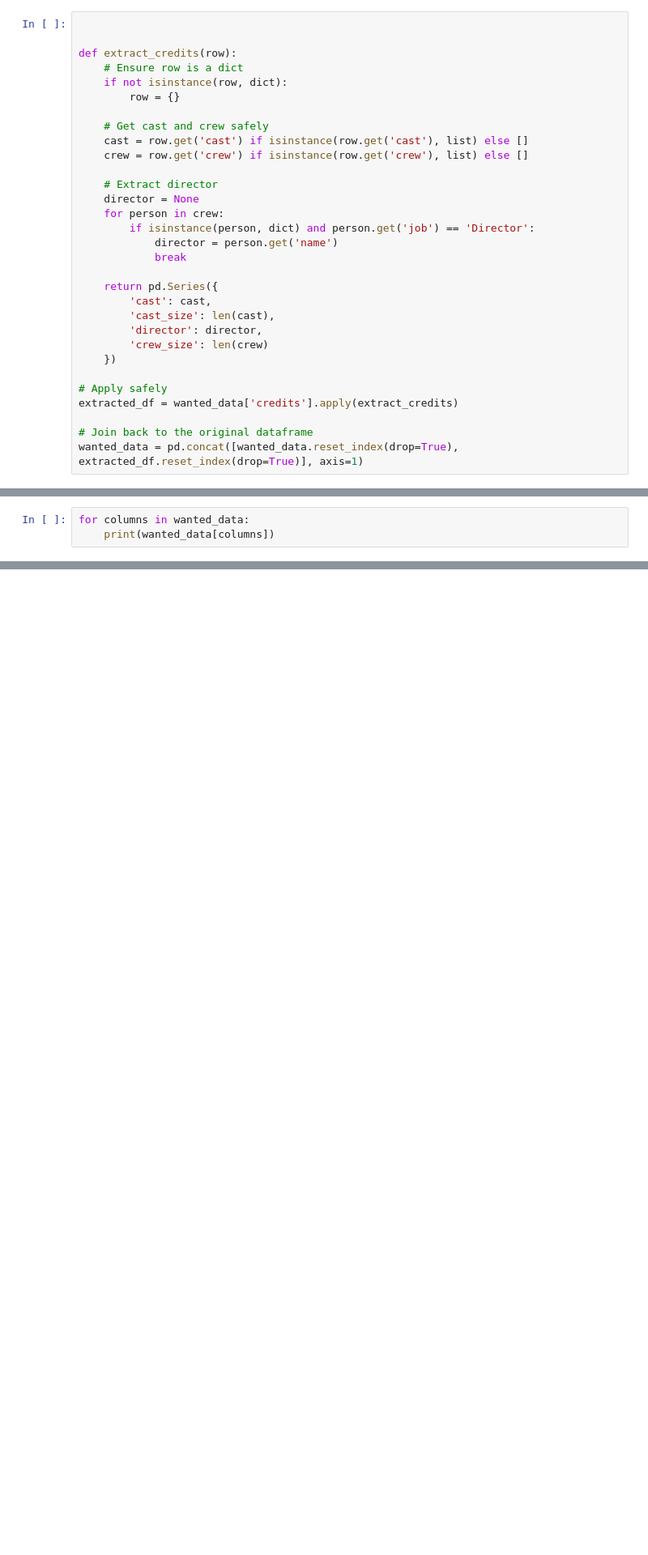
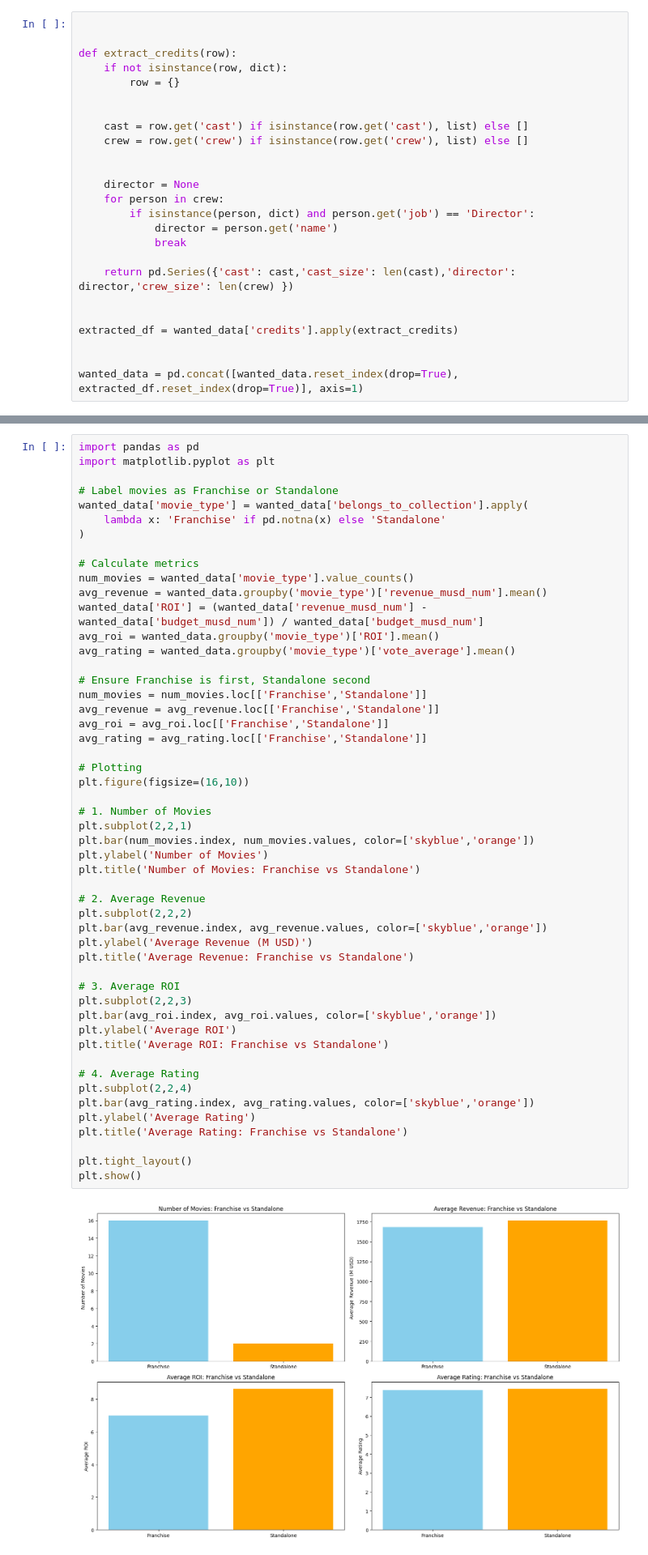
Before and after one commit to Zaina-M/TMDB_Movie_Analysis, a Jupyter notebook: et.ipynb, the cells around one changed output, grey strips where cells are left out. Shown: that part at 81% size. Cells and saved outputs as stored; diff of their text form; blank space fills up the shorter version.

Commit message:
updated visualization

```diff
--- a/et.ipynb
+++ b/et.ipynb
@@ -117,32 +117,26 @@ Name: credits, dtype: object
 
 
 def extract_credits(row):
-    # Ensure row is a dict
     if not isinstance(row, dict):
         row = {}
 
-    # Get cast and crew safely
+
     cast = row.get('cast') if isinstance(row.get('cast'), list) else []
     crew = row.get('crew') if isinstance(row.get('crew'), list) else []
 
-    # Extract director
+
     director = None
     for person in crew:
         if isinstance(person, dict) and person.get('job') == 'Director':
             director = person.get('name')
             break
 
-    return pd.Series({
-        'cast': cast,
-        'cast_size': len(cast),
-        'director': director,
-        'crew_size': len(crew)
-    })
+    return pd.Series({'cast': cast,'cast_size': len(cast),'director': director,'crew_size': len(crew) })
 
-# Apply safely
+
 extracted_df = wanted_data['credits'].apply(extract_credits)
 
-# Join back to the original dataframe
+
 wanted_data = pd.concat([wanted_data.reset_index(drop=True), extracted_df.reset_index(drop=True)], axis=1)
 # %%
 wanted_data['crew_size']
@@ -403,6 +384,3 @@ wanted_data['release_date']
 16   2017-03-16
 17   2018-06-14
 Name: release_date, dtype: datetime64[ns]
-# %%
-for columns in wanted_data:
-    print(wanted_data[columns])
@@ -845,0 +790,53 @@ ValueError: No axis named 4 for object type Series
+# %%
+import pandas as pd
+import matplotlib.pyplot as plt
+
+# Label movies as Franchise or Standalone
+wanted_data['movie_type'] = wanted_data['belongs_to_collection'].apply(
+    lambda x: 'Franchise' if pd.notna(x) else 'Standalone'
+)
+
+# Calculate metrics
+num_movies = wanted_data['movie_type'].value_counts()
+avg_revenue = wanted_data.groupby('movie_type')['revenue_musd_num'].mean()
+wanted_data['ROI'] = (wanted_data['revenue_musd_num'] - wanted_data['budget_musd_num']) / wanted_data['budget_musd_num']
+avg_roi = wanted_data.groupby('movie_type')['ROI'].mean()
+avg_rating = wanted_data.groupby('movie_type')['vote_average'].mean()
+
+# Ensure Franchise is first, Standalone second
+num_movies = num_movies.loc[['Franchise','Standalone']]
+avg_revenue = avg_revenue.loc[['Franchise','Standalone']]
+avg_roi = avg_roi.loc[['Franchise','Standalone']]
+avg_rating = avg_rating.loc[['Franchise','Standalone']]
+
+# Plotting
+plt.figure(figsize=(16,10))
+
+# 1. Number of Movies
+plt.subplot(2,2,1)
+plt.bar(num_movies.index, num_movies.values, color=['skyblue','orange'])
+plt.ylabel('Number of Movies')
+plt.title('Number of Movies: Franchise vs Standalone')
+
+# 2. Average Revenue
+plt.subplot(2,2,2)
+plt.bar(avg_revenue.index, avg_revenue.values, color=['skyblue','orange'])
+plt.ylabel('Average Revenue (M USD)')
+plt.title('Average Revenue: Franchise vs Standalone')
+
+# 3. Average ROI
+plt.subplot(2,2,3)
+plt.bar(avg_roi.index, avg_roi.values, color=['skyblue','orange'])
+plt.ylabel('Average ROI')
+plt.title('Average ROI: Franchise vs Standalone')
+
+# 4. Average Rating
+plt.subplot(2,2,4)
+plt.bar(avg_rating.index, avg_rating.values, color=['skyblue','orange'])
+plt.ylabel('Average Rating')
+plt.title('Average Rating: Franchise vs Standalone')
+
+plt.tight_layout()
+plt.show()
+# %% [output]
+[figure, added]
```
Also changed, not shown: parts of 4 cells of this notebook, 1 other file.
